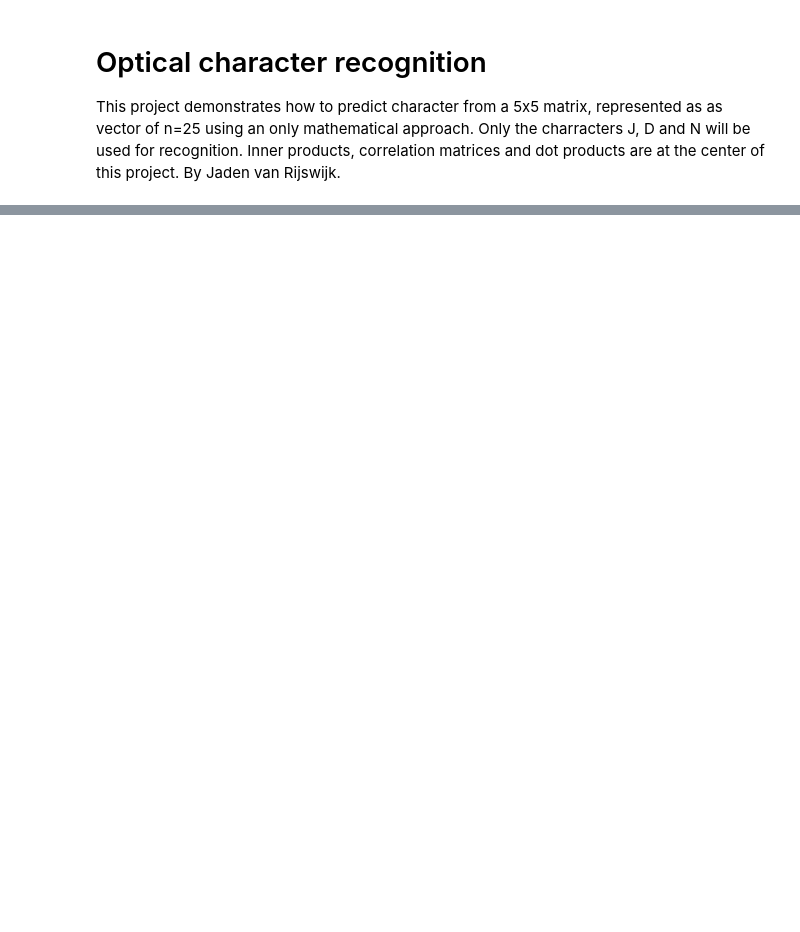
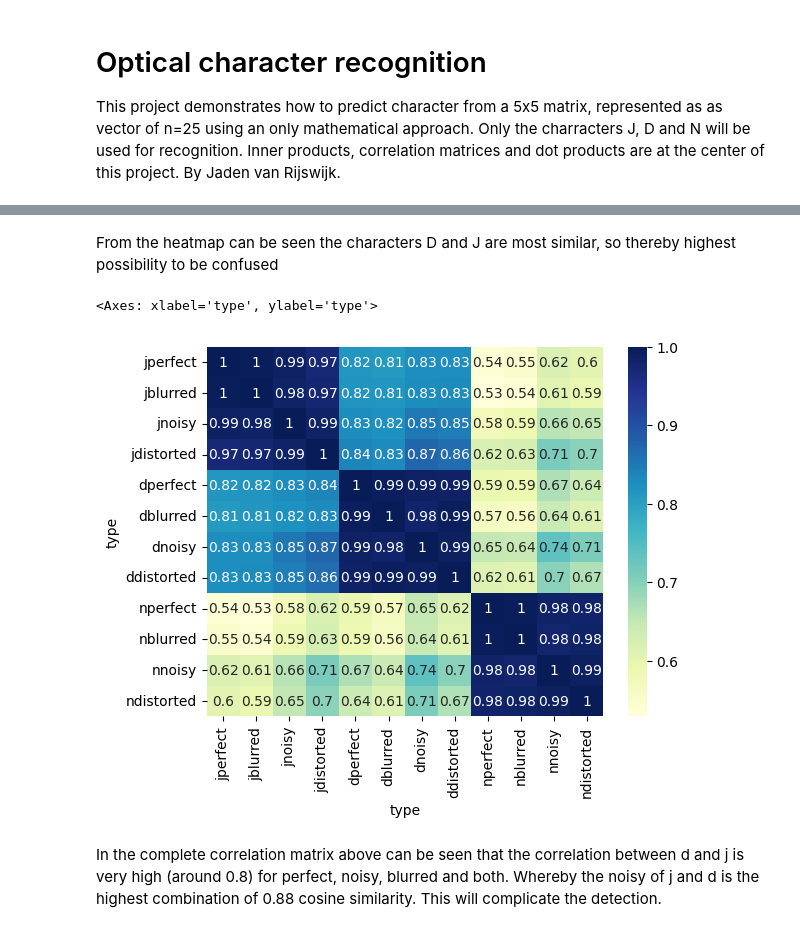
Before and after one commit to Jaden505/UNI-assignments, a Jupyter notebook: SkillsForAI/optical_character_recognition.ipynb, the cells around one changed output, grey strips where cells are left out. Saved outputs shown, nothing was run; the diff lists cells and outputs as text; code cells hidden in the pictures; blank space fills up the shorter version.

```diff
--- a/SkillsForAI/optical_character_recognition.ipynb
+++ b/SkillsForAI/optical_character_recognition.ipynb
@@ -95,0 +97,10 @@ sns.heatmap(correlation_matrix.astype(float), annot=True, cmap="YlGnBu")
+# %% [markdown]
+From the heatmap can be seen the characters D and J are most similar, so thereby highest possibility to be confused
+# %%
+correlation_matrix = make_correlation_matrix()
+sns.heatmap(correlation_matrix.astype(float), annot=True, cmap="YlGnBu")
+# %% [output]
+<Axes: xlabel='type', ylabel='type'>
+[figure, added]
+# %% [markdown]
+In the complete correlation matrix above can be seen that the correlation between d and j is very high (around 0.8) for perfect, noisy, blurred and both. Whereby the noisy of j and d is the highest combination of 0.88 cosine similarity. This will complicate the detection.
```
Also changed, not shown: parts of 4 cells of this notebook.
